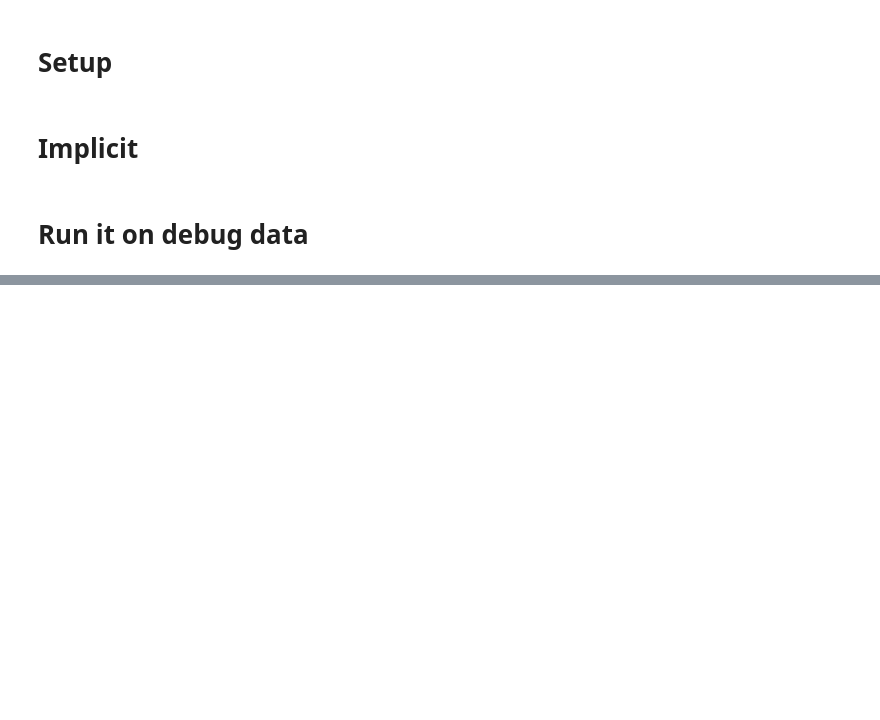
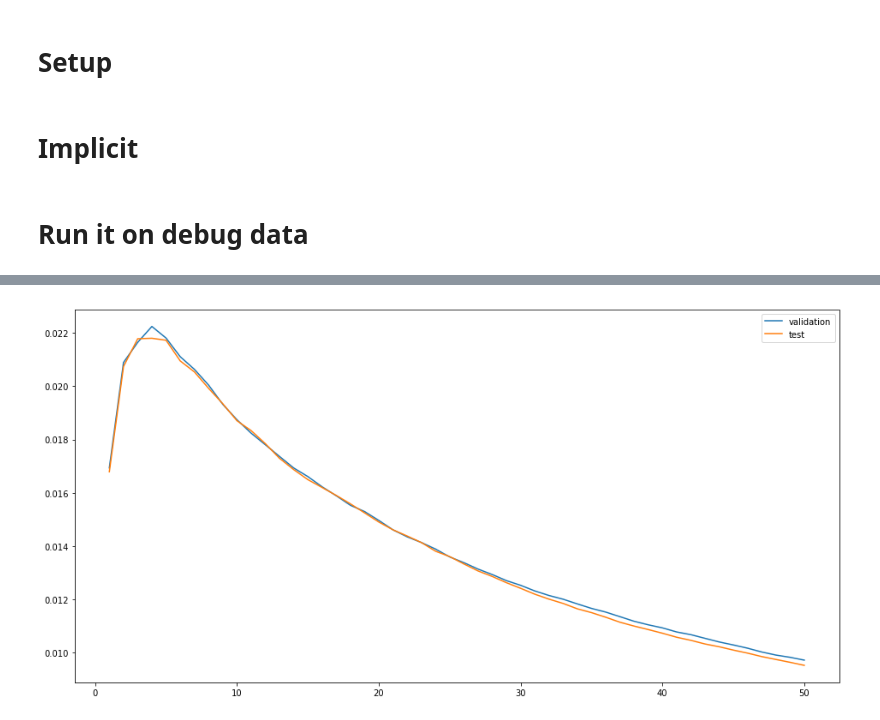
Before and after one commit to jpatrickpark/1003-project, a Jupyter notebook: notebooks/implicit_4fold.ipynb, the cells around one changed output, grey strips where cells are left out. Drawn from its saved outputs; the diff is of its cells as text; code cells hidden in the pictures; blank space fills up the shorter version.

```diff
--- a/notebooks/implicit_4fold.ipynb
+++ b/notebooks/implicit_4fold.ipynb
@@ -210,0 +255,8 @@ KeyboardInterrupt:
+# %%
+validDF = pandas.read_table('../dblp-ref/4fold/4fold_0_val.tsv',
+                             usecols=[0, 1, 2],
+                             names=['user', 'ref', 'cites'],
+                             na_filter=False)
+validDict = defaultdict(list)
+for index, row in validDF.iterrows():
+    validDict[row['user']].append(row['ref'])
@@ -210,0 +292,28 @@ KeyboardInterrupt:
+# %%
+precisions_test = []
+recalls_test = []
+f1_test = []
+for k in klist:
+    topDict = dict()
+    for key, value in result.items():
+        if len(value) >= k:
+            topDict[key]=value[:k]
+        else:
+            topDict[key]=value
+    precisions, recalls = [], []
+    for key, values in topDict.items():
+        n_rel = len(testDict[key])
+        if n_rel == 0:
+            continue
+        n_rec_k = len(values)
+        n_rel_and_rec_k = 0
+        for value in values:
+            if value in testDict[key]:
+                n_rel_and_rec_k += 1
+        precisions.append( n_rel_and_rec_k / n_rec_k if n_rec_k != 0 else 0 )
+        recalls.append( n_rel_and_rec_k / n_rel if n_rel != 0 else 0 )
+    precision=np.sum(precisions)/len(precisions)
+    recall=np.sum(recalls)/len(recalls)
+    precisions_test.append(precision)
+    recalls_test.append(recall)
+    f1_test.append(2*(precision*recall)/(precision+recall))
@@ -210,0 +325,7 @@ KeyboardInterrupt:
+# %%
+plt.plot(klist, f1_val, label="validation")
+plt.plot(klist, f1_test, label="test")
+plt.legend()
+plt.show()
+# %% [output]
+[figure, added]
```
Also changed, not shown: parts of 10 cells of this notebook.
